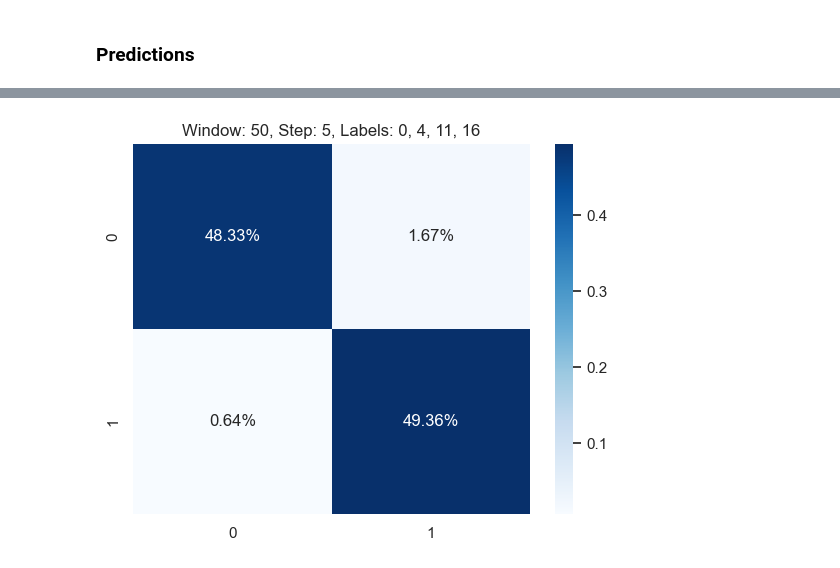
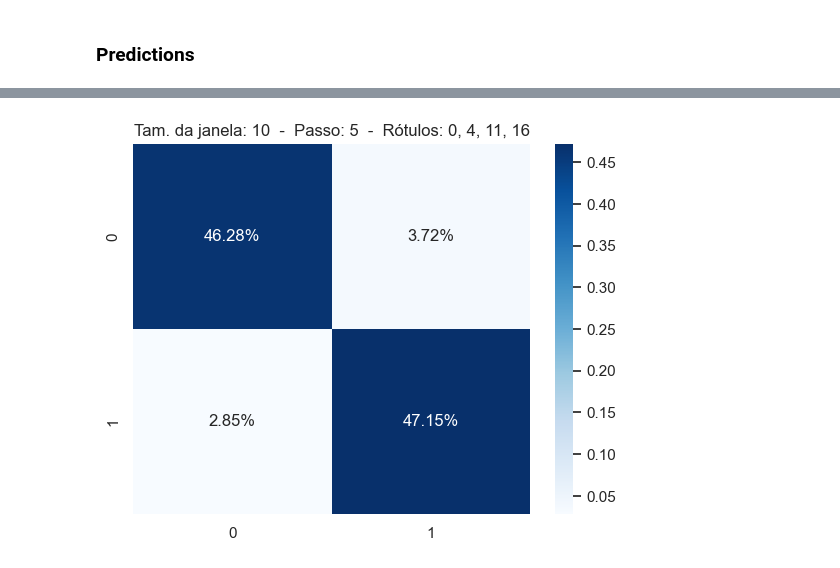
Before and after one commit to ricardo-rolo/Anomaly-Detection-with-Siamese-Neural-Nets, a Jupyter notebook: inference.ipynb, the cells around one changed output, grey strips where cells are left out. Saved outputs shown, nothing was run; the diff lists cells and outputs as text; code cells hidden in the pictures.

Commit message:
add confusion matrices and update notebooks

```diff
--- a/inference.ipynb
+++ b/inference.ipynb
@@ -443,11 +370,10 @@ pairs_test, test_labels, test_classes = make_pairs(test_windows, test_labels, te
 # %%
-net_type = 'CNN'
+net_type = 'LSTM'
 loss_margin = 1
 batch_size = 1000
 
-siamese_0_4 = SiamesNet(net_type=net_type, window_size=window_size, n_features=n_features)
-siamese_0_4.compile(loss=loss(margin=loss_margin), optimizer=Adam(learning_rate=1e-3),
-                    metrics=['accuracy', get_f1])
+siamese_net = SiamesNet(net_type=net_type, window_size=window_size, n_features=n_features)
+siamese_net.compile(loss=loss(margin=loss_margin), optimizer=Adam(learning_rate=1e-3), metrics=['accuracy', get_f1])
 
-siamese_0_4.load_weights('./models/siamese_0_4.h5')
+siamese_net.load_weights('./models/siamese_lstm_{}.h5'.format(model))
 # %%
@@ -459,7 +385,7 @@ test loss, test acc: [0.10151410102844238, 0.9846947193145752, 0.985318064689636
 # %% [markdown]
 ### Predictions
 # %%
-y_pred = siamese_0_4.predict([pairs_test[:, 0], pairs_test[:, 1]])
+y_pred = siamese_net.predict([pairs_test[:, 0], pairs_test[:, 1]])
 
 visualize(pairs_test, test_labels, test_classes, to_show=9, predictions=y_pred.reshape(-1, 1), test=True)
 # %% [output]
@@ -470,9 +396,9 @@ real = [1 if value == 1 else 0 for value in test_labels]
 pred = [1 if value >= 0.5 else 0 for value in y_pred]
 cf_matrix = confusion_matrix(real, pred)
 # %%
-plot = sns.heatmap(cf_matrix/np.sum(cf_matrix), fmt='.2%', annot=True, cmap='Blues')
-plt.title('Window: 50, Step: 5, Labels: 0, 4, 11, 16')
+plot = sns.heatmap(cf_matrix / np.sum(cf_matrix), fmt='.2%', annot=True, cmap='Blues')
+plt.title('Tam. da janela: {}  -  Passo: {}  -  Rótulos: {}'.format(window_size, step, rotulos))
 plt.show()
-plot.figure.savefig('./confusion_matrices/siamese_0_4_11_16_window50.png')
+plot.figure.savefig('./confusion_matrices/siamese_lstm_{}.png'.format(model))
 # %% [output]
-[figure, old version]
+[figure, new version]
```
Also changed, not shown: parts of 7 cells of this notebook, 15 other files.
